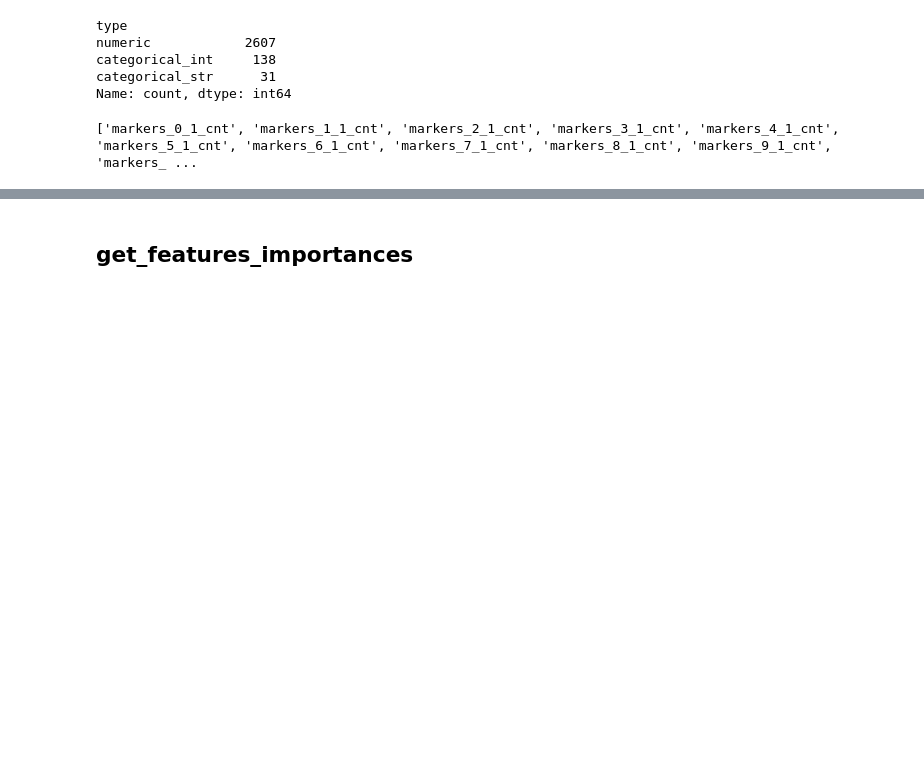
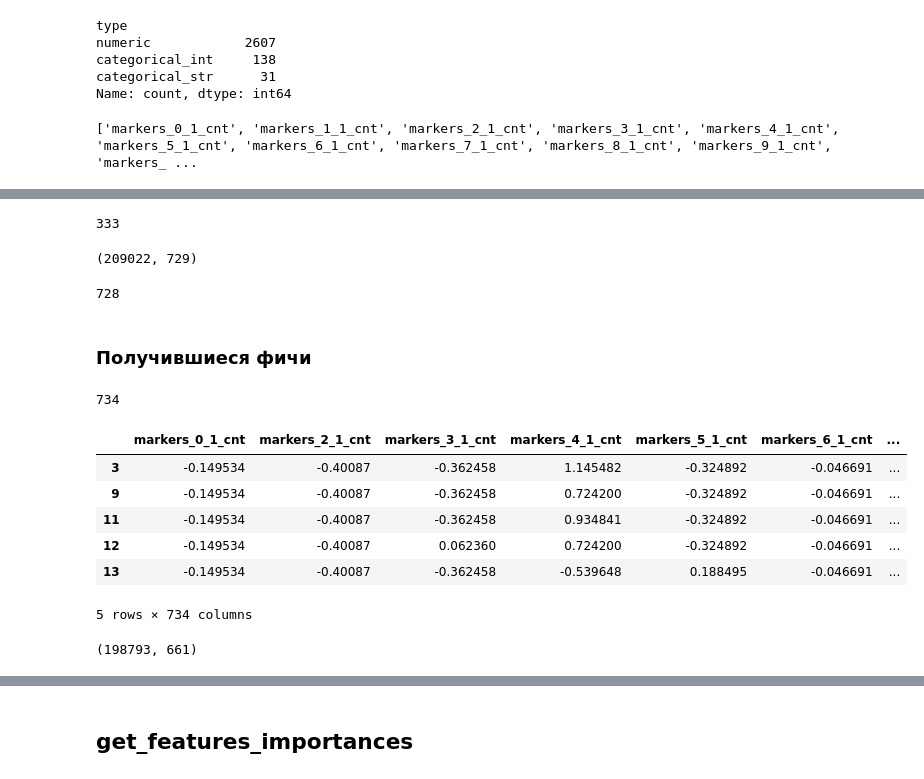
Before and after one commit to YandexhakatonR1/Hakaton_R1, a Jupyter notebook: nikolai_kashirskii/feature_selection/01-kashirskii-feature-selection.ipynb, the cells around one changed output, grey strips where cells are left out. Drawn from its saved outputs; the diff is of its cells as text; code cells hidden in the pictures; blank space fills up the shorter version.

```diff
--- a/nikolai_kashirskii/feature_selection/01-kashirskii-feature-selection.ipynb
+++ b/nikolai_kashirskii/feature_selection/01-kashirskii-feature-selection.ipynb
@@ -374,0 +388,45 @@ dataset_800_930 = dataset_800_930.dropna(axis=1, how='all')
+# %%
+features_to_delete = reshaped_corr_matrix \
+    .query('corr != 1.0 and corr > 0.70') \
+    .sort_values(by='corr', ascending=False) \
+    .iloc[::2, 1].to_list()
+
+len(features_to_delete)
+# %% [output]
+333
+# %%
+dataset_num = dataset_num.drop(features_to_delete, axis=1)
+dataset_num.shape
+# %% [output]
+(209022, 729)
+# %%
+# опять перезаписали
+num_features = list(dataset_num.columns[:-1])
+len(num_features)
+# %% [output]
+728
+# %% [markdown]
+### Получившиеся фичи
+# %%
+my_test_features = num_features + cat_features + ['target']
+len(my_test_features)
+# %% [output]
+734
+# %%
+dataset_train = dataset_train[my_test_features]
+dataset_train.head()
+# %% [output]
+|  | markers_0_1_cnt | markers_2_1_cnt | markers_3_1_cnt | markers_4_1_cnt | markers_5_1_cnt | markers_6_1_cnt | ... |
+| 3 | -0.149534 | -0.40087 | -0.362458 | 1.145482 | -0.324892 | -0.046691 | ... |
+| 9 | -0.149534 | -0.40087 | -0.362458 | 0.724200 | -0.324892 | -0.046691 | ... |
+| 11 | -0.149534 | -0.40087 | -0.362458 | 0.934841 | -0.324892 | -0.046691 | ... |
+| 12 | -0.149534 | -0.40087 | 0.062360 | 0.724200 | -0.324892 | -0.046691 | ... |
+| 13 | -0.149534 | -0.40087 | -0.362458 | -0.539648 | 0.188495 | -0.046691 | ... |
+5 rows × 734 columns
+# %%
+# удалим столбцы где много пропусков
+dataset_train = dataset_train.dropna(axis=1, thresh=dataset_train.shape[0]/2)
+dataset_train = dataset_train.dropna(axis=0, thresh=dataset_train.shape[1]/2)
+dataset_train.shape
+# %% [output]
+(198793, 661)
```
Also changed, not shown: parts of 83 cells of this notebook.
